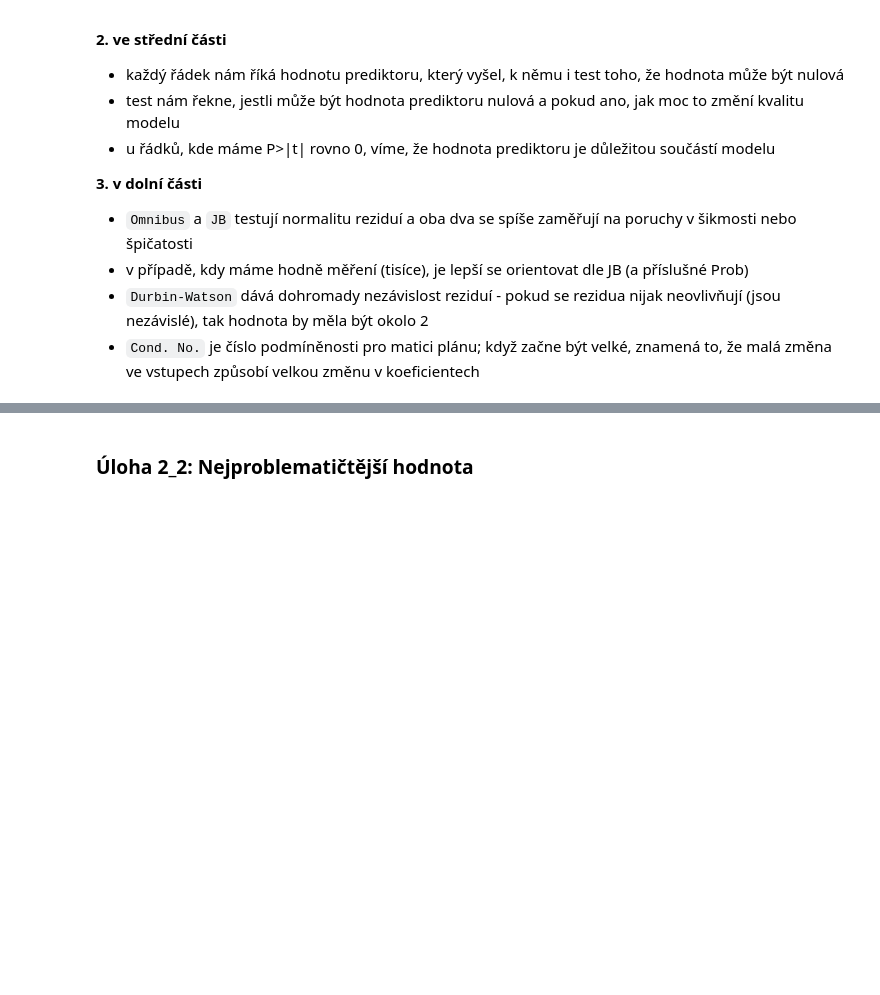
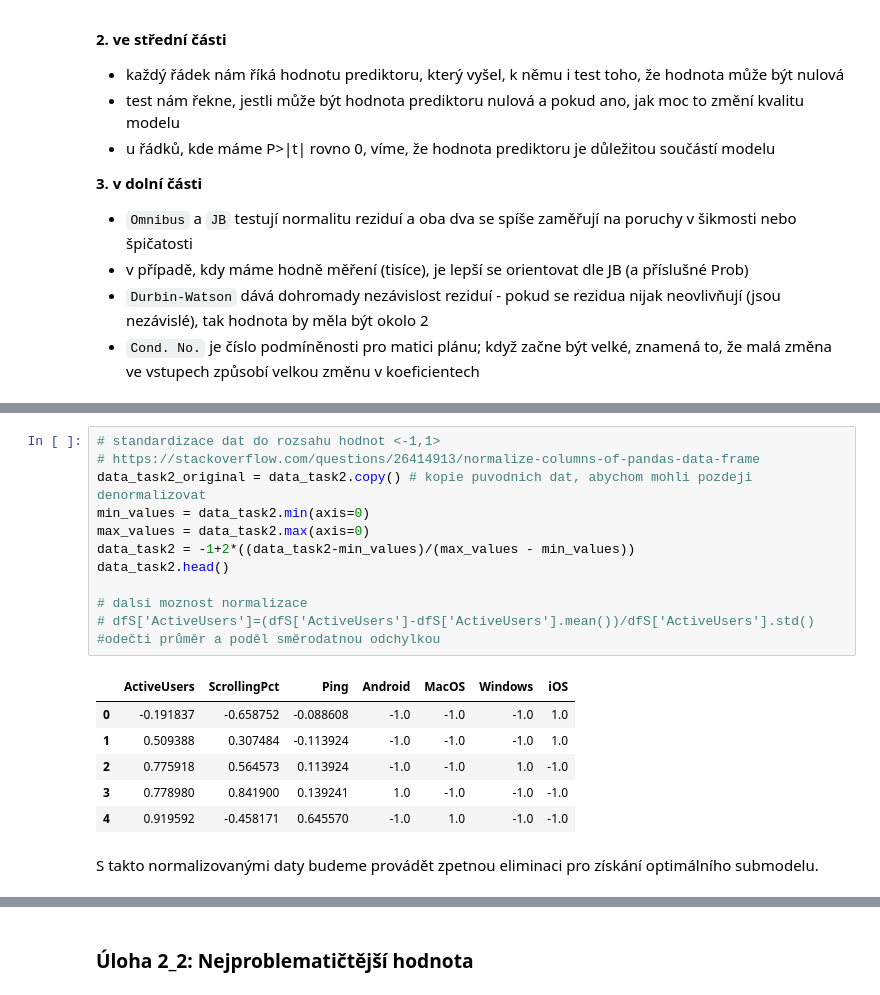
Before and after one commit to Filda99/FIT-MSP, a Jupyter notebook: Proj2/msp_proj2.ipynb, the cells around one changed output, grey strips where cells are left out. Saved outputs shown, nothing was run; the diff lists cells and outputs as text; blank space fills up the shorter version.

```diff
--- a/Proj2/msp_proj2.ipynb
+++ b/Proj2/msp_proj2.ipynb
@@ -483,0 +526,20 @@ Ze souhrnu můžeme vyčíst:
+# %%
+# standardizace dat do rozsahu hodnot <-1,1>
+# https://stackoverflow.com/questions/26414913/normalize-columns-of-pandas-data-frame
+data_task2_original = data_task2.copy() # kopie puvodnich dat, abychom mohli pozdeji denormalizovat
+min_values = data_task2.min(axis=0)
+max_values = data_task2.max(axis=0)
+data_task2 = -1+2*((data_task2-min_values)/(max_values - min_values))
+data_task2.head()
+
+# dalsi moznost normalizace
+# dfS['ActiveUsers']=(dfS['ActiveUsers']-dfS['ActiveUsers'].mean())/dfS['ActiveUsers'].std() #odečti průměr a poděl směrodatnou odchylkou
+# %% [output]
+|  | ActiveUsers | ScrollingPct | Ping | Android | MacOS | Windows | iOS |
+| 0 | -0.191837 | -0.658752 | -0.088608 | -1.0 | -1.0 | -1.0 | 1.0 |
+| 1 | 0.509388 | 0.307484 | -0.113924 | -1.0 | -1.0 | -1.0 | 1.0 |
+| 2 | 0.775918 | 0.564573 | 0.113924 | -1.0 | -1.0 | 1.0 | -1.0 |
+| 3 | 0.778980 | 0.841900 | 0.139241 | 1.0 | -1.0 | -1.0 | -1.0 |
+| 4 | 0.919592 | -0.458171 | 0.645570 | -1.0 | 1.0 | -1.0 | -1.0 |
+# %% [markdown]
+S takto normalizovanými daty budeme provádět zpetnou eliminaci pro získání optimálního submodelu.
```
Also changed, not shown: parts of 49 cells of this notebook.
